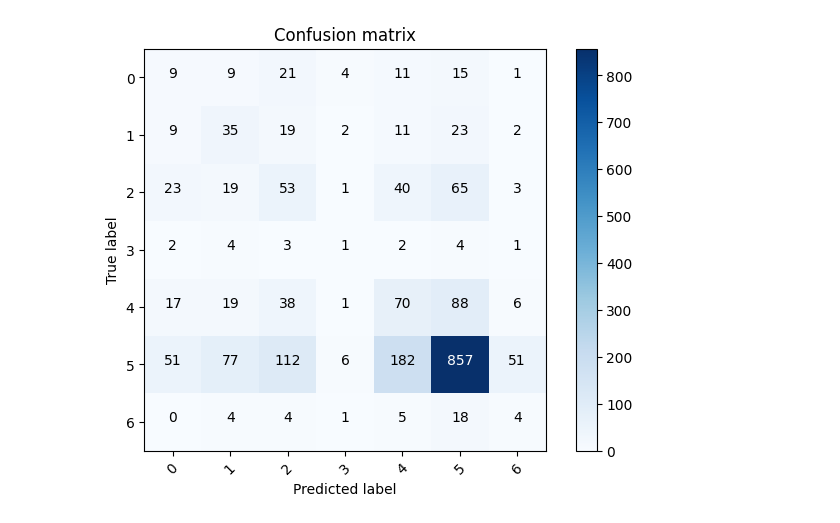
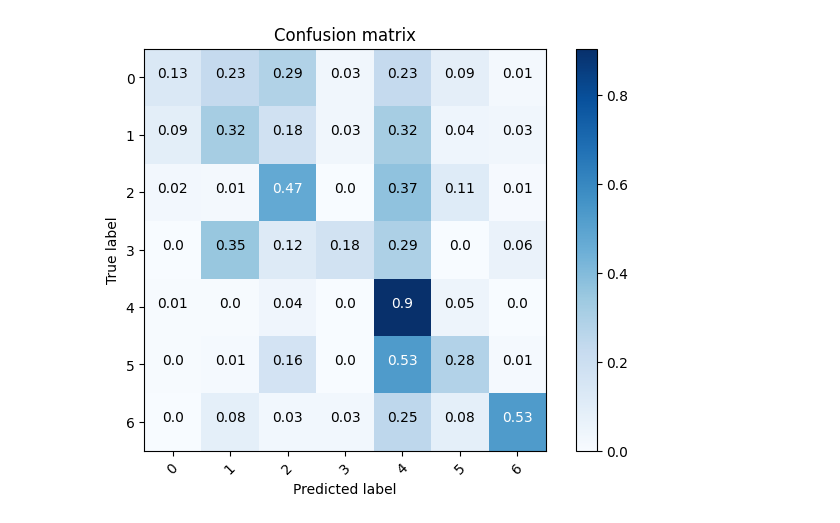
Before and after one commit to galexad/skin-cancer-classification, a Jupyter notebook: Baseline.ipynb, the cells around one changed output. Saved outputs shown, nothing was run; the diff lists cells and outputs as text; code cells hidden in the pictures.

```diff
--- a/Baseline.ipynb
+++ b/Baseline.ipynb
@@ -119,0 +146,16 @@ Epoch 20/20
+# %%
+# GARBAGE COLLECT
+import gc
+gc.collect()
+
+
+best_hps = tuner.get_best_hyperparameters(5)
+
+del tuner
+gc.collect()
+
+model = build_model(best_hps[0])
+
+print(best_hps[0])
+
+history = model.fit(x_train, y_train, epochs=20, validation_data=(x_validate, y_validate))
@@ -173,6 +236,7 @@ def plot_confusion_matrix(cm, classes,
 
     if normalize:
         cm = cm.astype('float') / cm.sum(axis=1)[:, np.newaxis]
+    cm = cm.round(2)
 
     thresh = cm.max() / 2.
     for i, j in itertools.product(range(cm.shape[0]), range(cm.shape[1])):
@@ -186,13 +250,13 @@ def plot_confusion_matrix(cm, classes,
 # %%
 from sklearn.metrics import confusion_matrix
 
-Y_pred = model.predict(X_test)
+Y_pred = model.predict(x_test)
 print(Y_pred.shape)
 Y_pred_classes = np.argmax(Y_pred, axis = 1)
 Y_true = np.argmax(y_test, axis = 1)
-confusion_mtx = confusion_matrix(Y_true, Y_pred_classes)
+confusion_mtx = confusion_matrix(Y_true, Y_pred_classes, normalize='true')
 plot_confusion_matrix(confusion_mtx, classes = range(7))
 
-loss_t, accuracy_t = model.evaluate(X_test, y_test, verbose=1)
+loss_t, accuracy_t = model.evaluate(x_test, y_test, verbose=1)
 print("Test: accuracy = %f  ;  loss = %f" % (accuracy_t, loss_t))
 # %% [output]
@@ -203,4 +267,4 @@ Test: accuracy = 0.513729  ;  loss = 3.499161
-[figure, old version]
+[figure, new version]
 # %%
 from sklearn.metrics import classification_report
 
```
Also changed, not shown: parts of 11 cells of this notebook, 2 other files.
